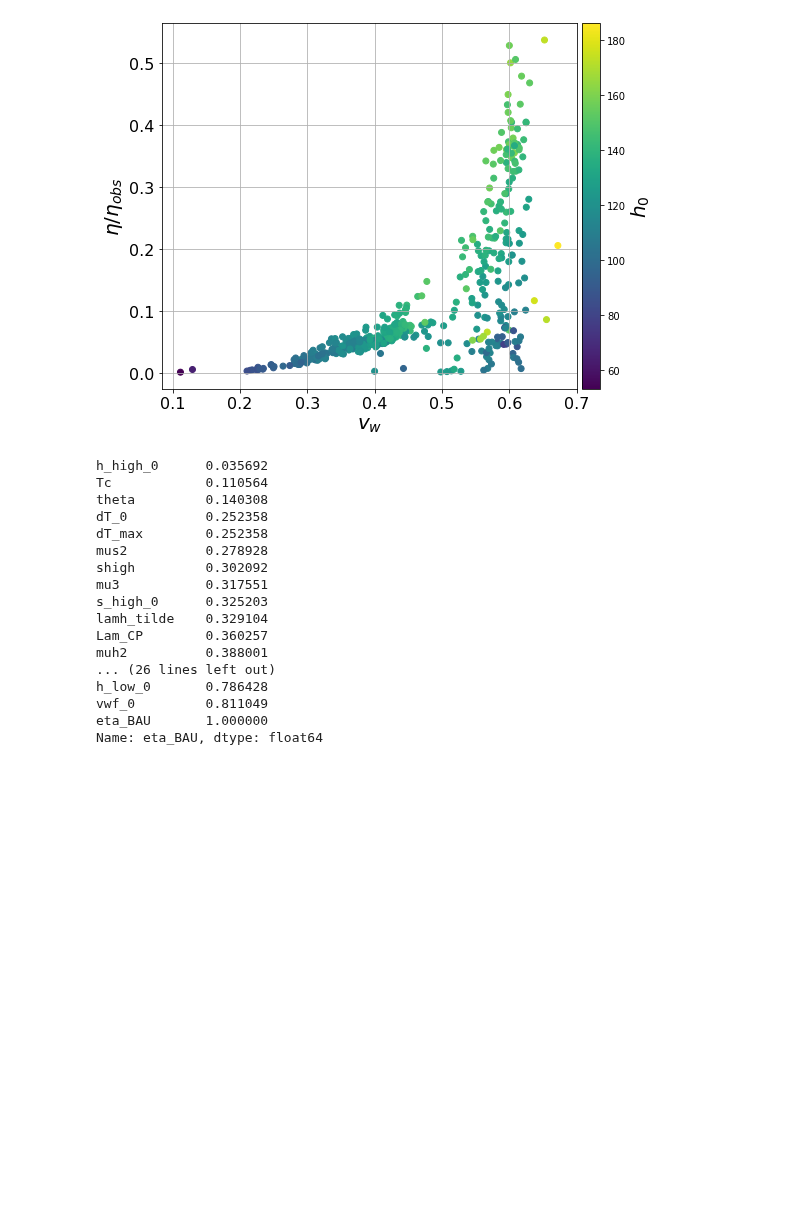
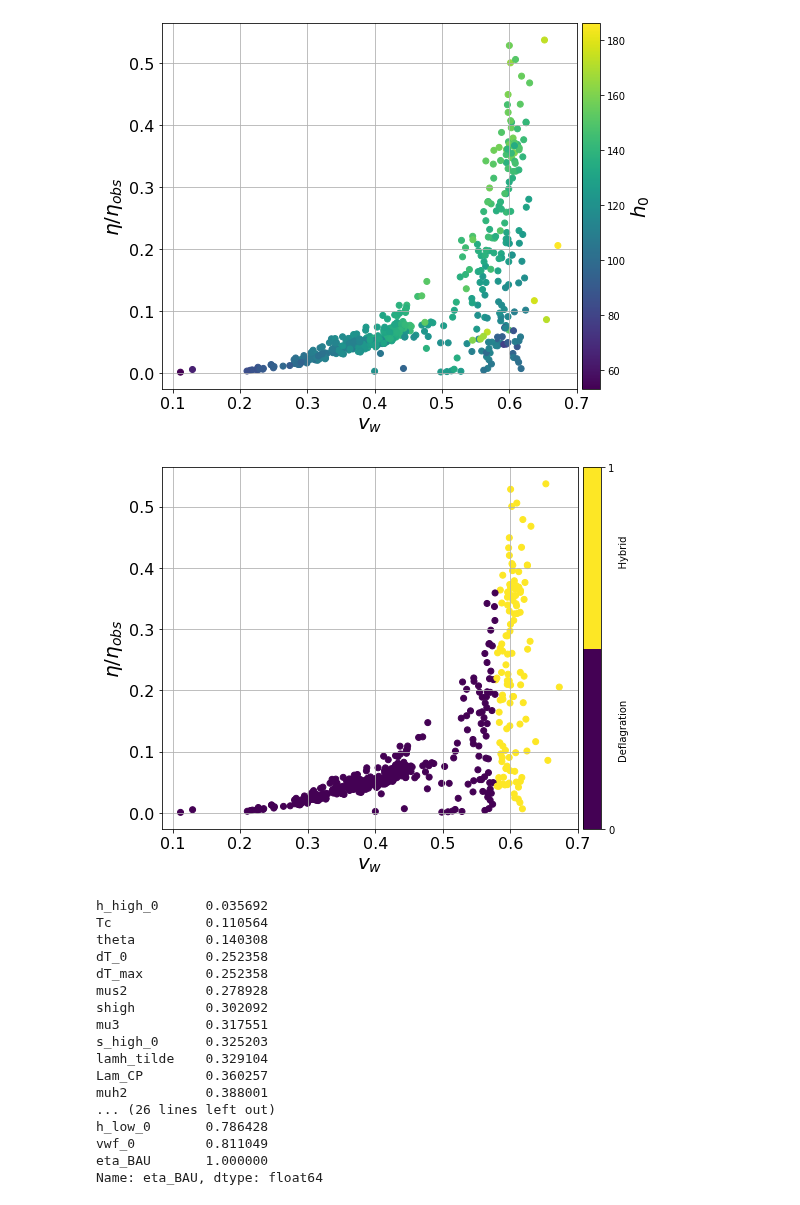
Before and after one commit to PB-316/Z_2breaking-PT-BAU, a Jupyter notebook: check_topquark_full.ipynb, the cells around one changed output. Drawn from its saved outputs; the diff is of its cells as text; code cells hidden in the pictures; blank space fills up the shorter version.

```diff
--- a/check_topquark_full.ipynb
+++ b/check_topquark_full.ipynb
@@ -2086,6 +2086,34 @@ plt.savefig('SCANS/BAU_plots/BAU_vw.pdf', dpi=300)
 plt.show()
 # %% [output]
 [figure]
+# %%
+df=pd.read_csv("SCANS/BAU/sols_fullmodel_All.csv",index_col=[0])
+df=df[df["vel_converged"]==True]
+df=df[df.Lam_CP>df.ms]
+df=df[df.Lam_CP>v]
+df=df[df.Lam_CP>abs(df.mu3)]
+df=df[df.Lam_CP>abs(df.muhs)]
+df=df[df.Lam_CP>abs(df.u)]
+df["Type_bool"]=list(df.Type=="Hybrid")
+
+plt.scatter(df.vw,df.eta_BAU,c=df.Type_bool,cmap=plt.cm.get_cmap('viridis', 2))
+plt.colorbar(ticks=range(0,2), label='Deflagration                                          Hybrid',pad=0.01)
+
+#plt.colorbar(orientation="vertical",pad=0.01).set_label( label="$h_0$", size=label_size, weight='bold')
+#plt.axhline(y=d_eEDM_bound,linestyle="--",c="k")
+#plt.xscale("log")
+plt.grid(True)
+plt.xticks(fontsize=thick_size)
+plt.yticks(fontsize=thick_size)
+plt.xlabel("$v_w$",size=label_size)
+plt.ylabel("$\\eta/\\eta_{obs}$",size=label_size)
+#plt.figtext(.47, .41, "ACME", fontsize=15)
+#plt.xlim(0.1,.9)
+plt.tight_layout()
+plt.savefig('SCANS/BAU_plots/BAU_vw_Type.pdf', dpi=300)
+plt.show()
+# %% [output]
+[figure, added]
 # %%
 df=pd.read_csv("SCANS/BAU/sols_fullmodel_All.csv",index_col=[0])
 df=df[df["vel_converged"]==True]
```
Also changed, not shown: parts of 4 cells of this notebook, 3 other files.
